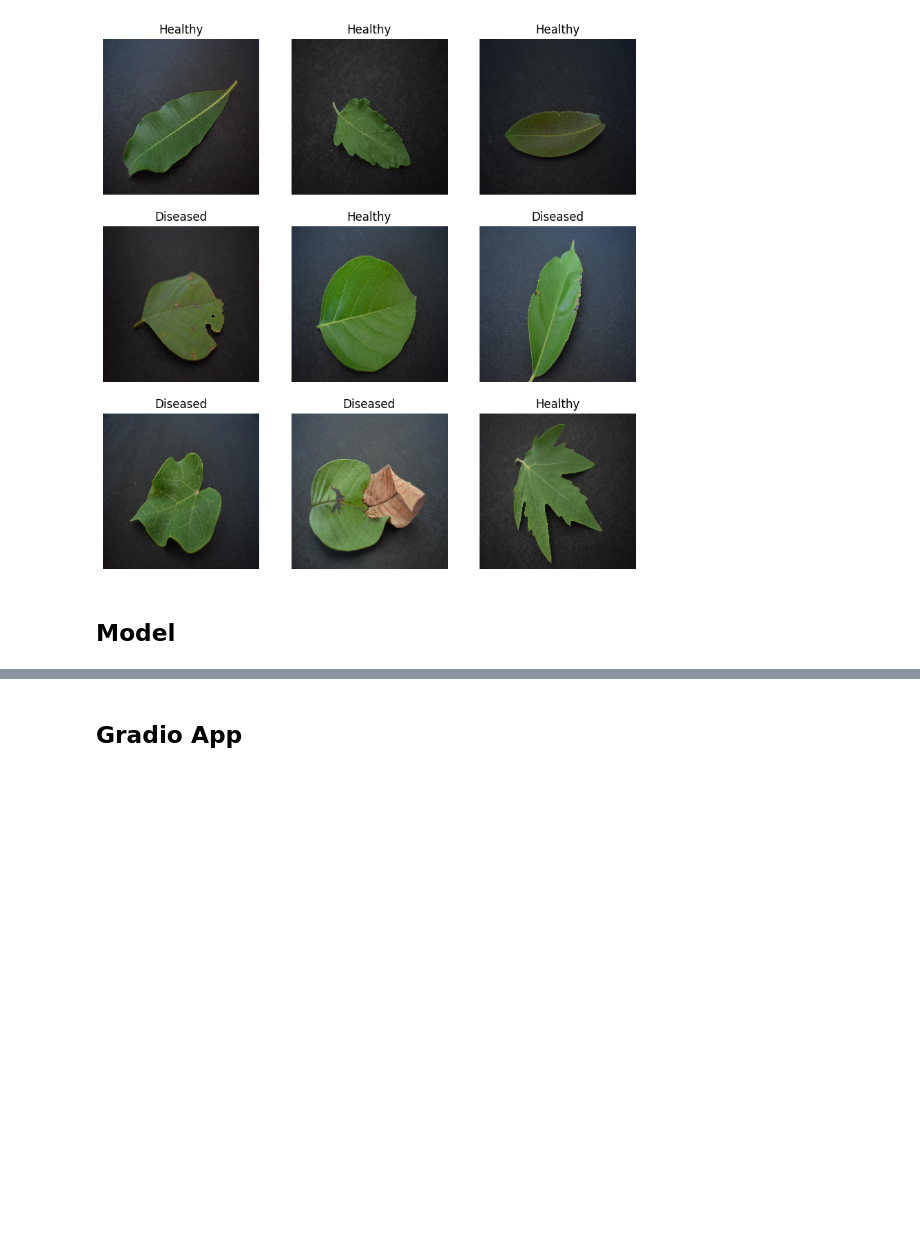
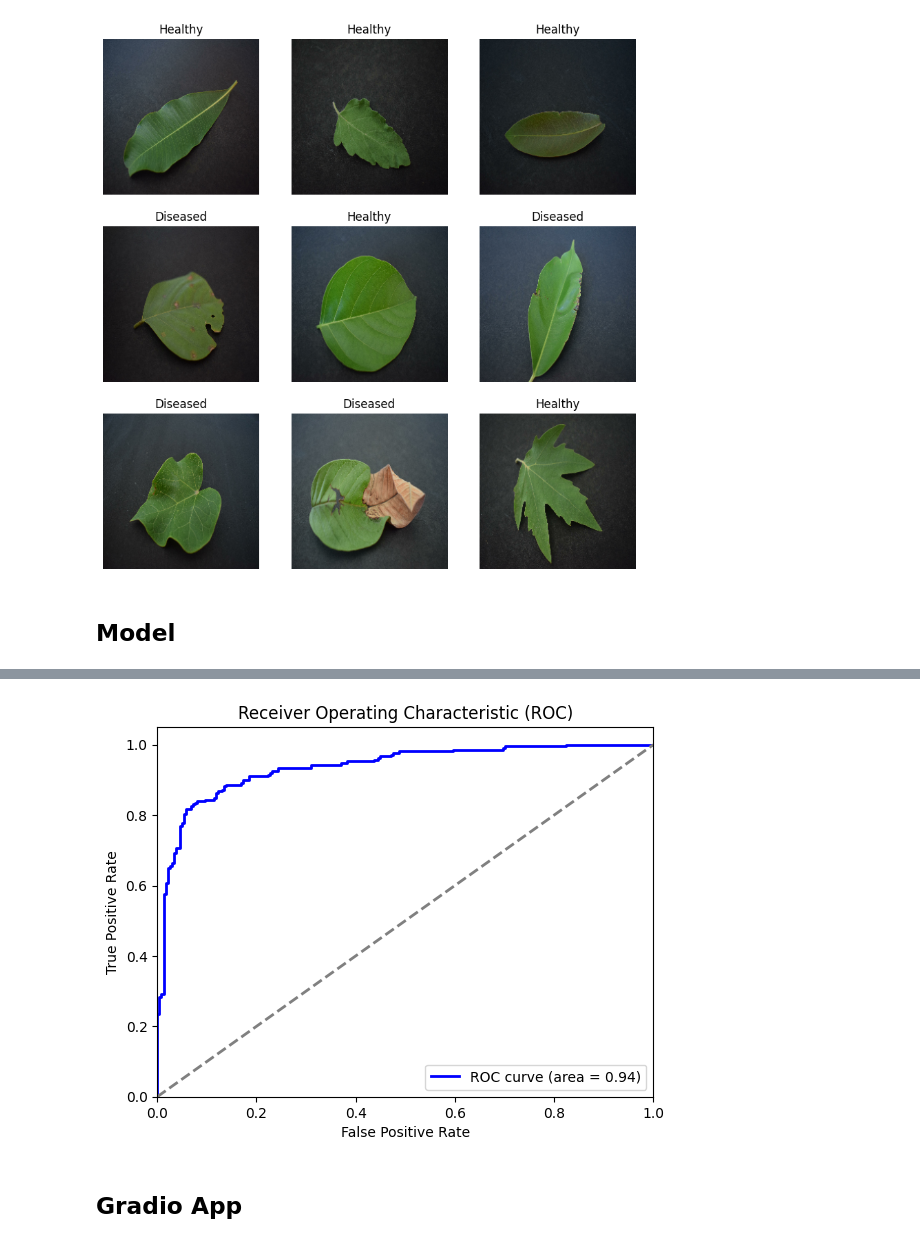
Before and after one commit to BrandonYChan/Plant-Disease-Deep_Learning, a Jupyter notebook: Plant_Model_New.ipynb, the cells around one changed output, grey strips where cells are left out. Drawn from its saved outputs; the diff is of its cells as text; code cells hidden in the pictures; blank space fills up the shorter version.

```diff
--- a/Plant_Model_New.ipynb
+++ b/Plant_Model_New.ipynb
@@ -181,0 +281,27 @@ Test accuracy: 0.7088888883590698
+# %%
+# ROC and AUC
+
+y_true = []
+y_pred_prob = []
+
+for image, label in test:
+    y_true.extend(label.numpy())
+    predictions = model.predict(image)
+    y_pred_prob.extend(predictions.flatten())
+
+# Compute ROC curve and ROC AUC score
+fpr, tpr, thresholds = roc_curve(y_true, y_pred_prob)
+roc_auc = roc_auc_score(y_true, y_pred_prob)
+
+# Plot ROC curve
+plt.figure()
+plt.plot(fpr, tpr, color='blue', lw=2, label=f'ROC curve (area = {roc_auc:.2f})')
+plt.plot([0, 1], [0, 1], color='gray', lw=2, linestyle='--')
+plt.xlim([0.0, 1.0])
+plt.ylim([0.0, 1.05])
+plt.xlabel('False Positive Rate')
+plt.ylabel('True Positive Rate')
+plt.title('Receiver Operating Characteristic (ROC)')
+plt.legend(loc="lower right")
+plt.show()
+# %% [output]
@@ -182,3 +323,4 @@ Test accuracy: 0.7088888883590698
+[figure, added]
 # %% [markdown]
 ## Gradio App
 # %%
```
Also changed, not shown: parts of 18 cells of this notebook.
